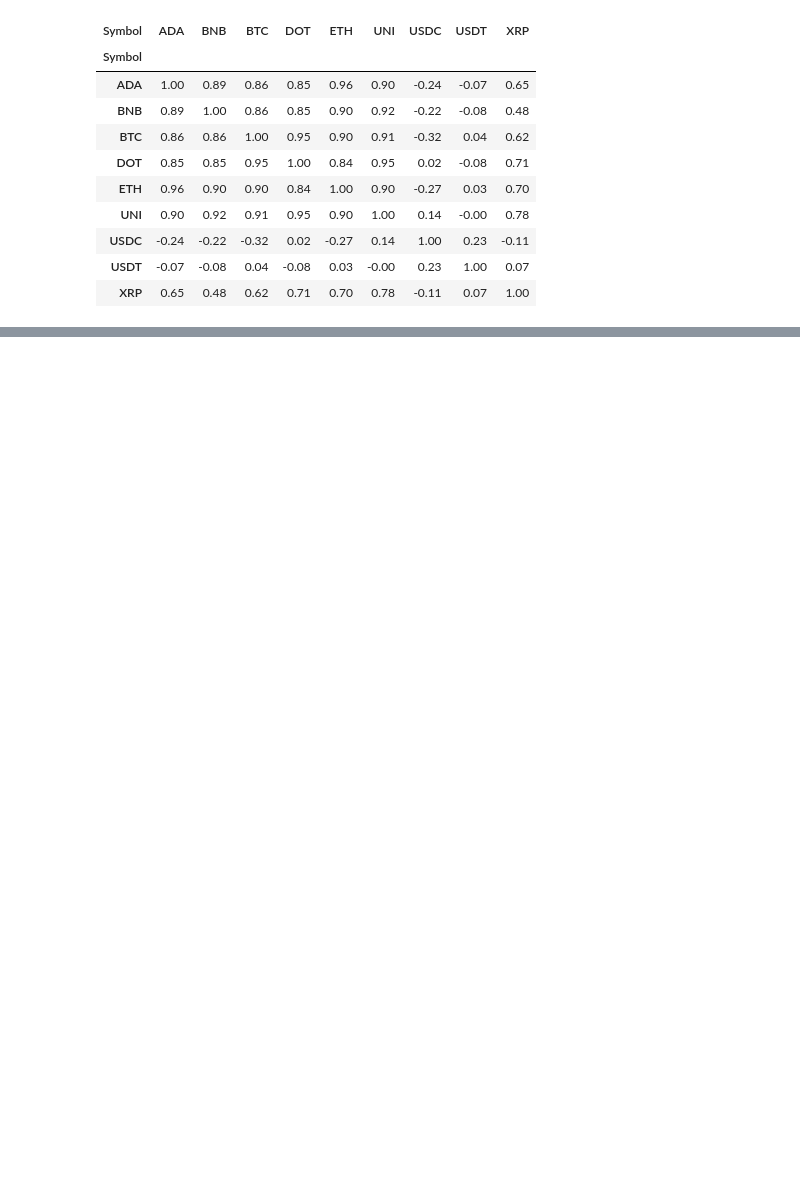
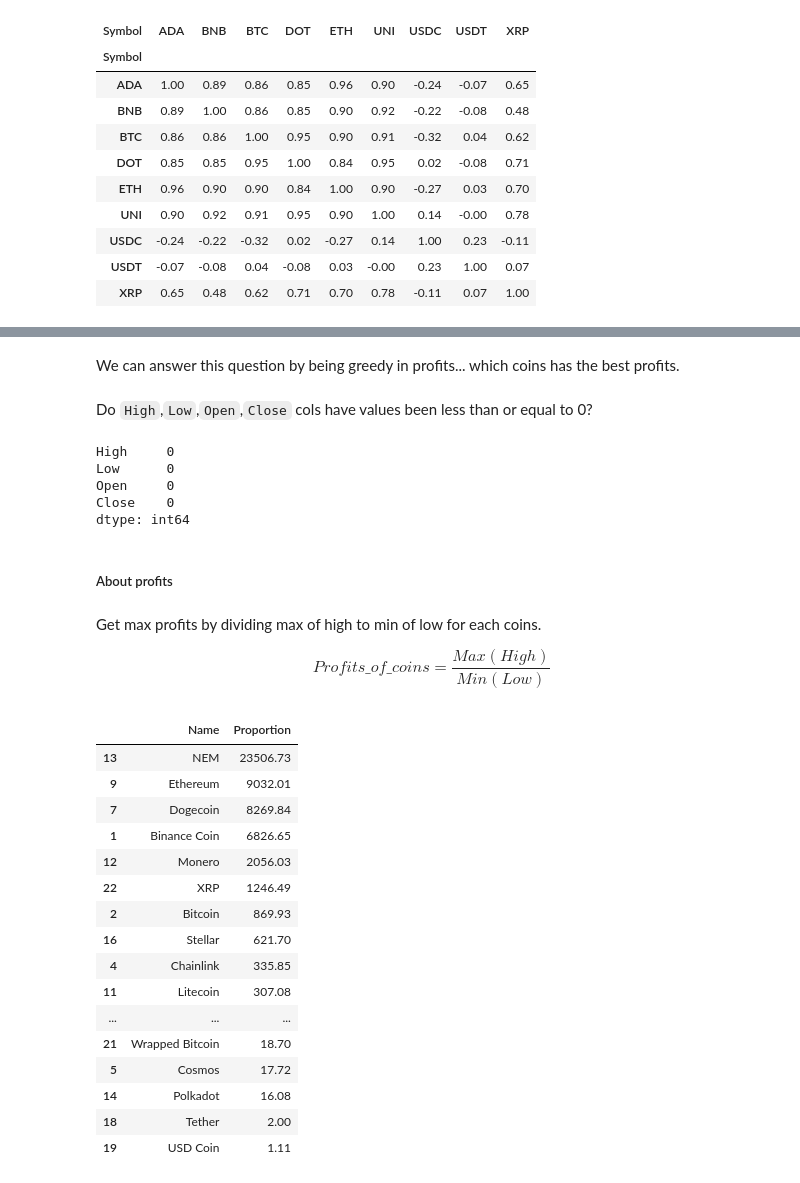
Before and after one commit to henryone0910/Crypto-Analysis, a Jupyter notebook: Final.ipynb, the cells around one changed output, grey strips where cells are left out. Drawn from its saved outputs; the diff is of its cells as text; code cells hidden in the pictures; blank space fills up the shorter version.

```diff
--- a/Final.ipynb
+++ b/Final.ipynb
@@ -655,0 +735,54 @@ But, how to choose other coins for optimizing profits. We continue to the next q
+# %% [markdown]
+We can answer this question by being greedy in profits... which coins has the best profits.
+# %% [markdown]
+Do `High`,`Low`,`Open`,`Close` cols have values been less than or equal to 0?
+# %%
+(cryp_df[['High','Low','Open','Close']] <= 0).sum()
+# %% [output]
+High     0
+Low      0
+Open     0
+Close    0
+dtype: int64
+# %% [markdown]
+##### About profits
+# %% [markdown]
+Get max profits by dividing max of high to min of low for each coins.
+
+\begin{equation}Profits\_of\_coins = \frac{Max(High)}{Min(Low)}\end{equation}
+# %%
+calc_coins = cryp_df[['Name','Symbol','High','Low']].groupby(['Name','Symbol']).agg([np.min,np.max])
+
+#Find max of High and min of Low
+calc_coins = calc_coins.assign(
+    High_max = calc_coins['High']['amax'],
+    Low_min = calc_coins['High']['amin']
+)
+calc_coins = calc_coins.drop(['High','Low'],axis=1).droplevel(level=1,axis=1)
+
+#Calculating profits
+profits = pd.DataFrame(calc_coins['High_max'] / calc_coins['Low_min'])
+profits = profits.rename({0:'Proportion'},axis=1)
+profits = profits.reset_index().drop('Symbol',1)
+
+#
+profits = profits.sort_values('Proportion',ascending=False)
+profits
+# %% [output]
+|  | Name | Proportion |
+| 13 | NEM | 23506.73 |
+| 9 | Ethereum | 9032.01 |
+| 7 | Dogecoin | 8269.84 |
+| 1 | Binance Coin | 6826.65 |
+| 12 | Monero | 2056.03 |
+| 22 | XRP | 1246.49 |
+| 2 | Bitcoin | 869.93 |
+| 16 | Stellar | 621.70 |
+| 4 | Chainlink | 335.85 |
+| 11 | Litecoin | 307.08 |
+| ... | ... | ... |
+| 21 | Wrapped Bitcoin | 18.70 |
+| 5 | Cosmos | 17.72 |
+| 14 | Polkadot | 16.08 |
+| 18 | Tether | 2.00 |
+| 19 | USD Coin | 1.11 |
```
Also changed, not shown: parts of 29 cells of this notebook.
